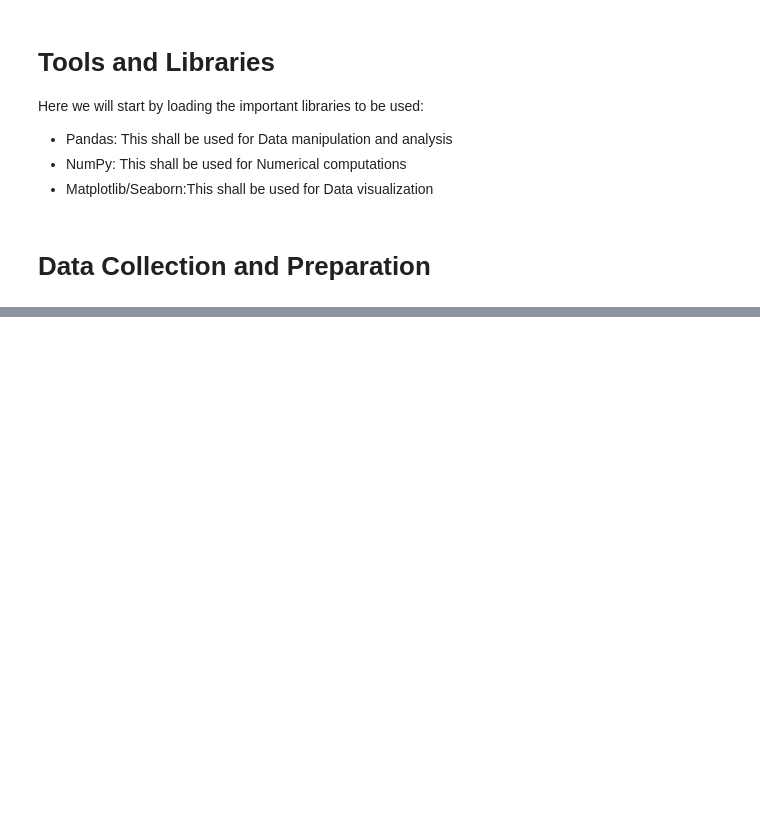
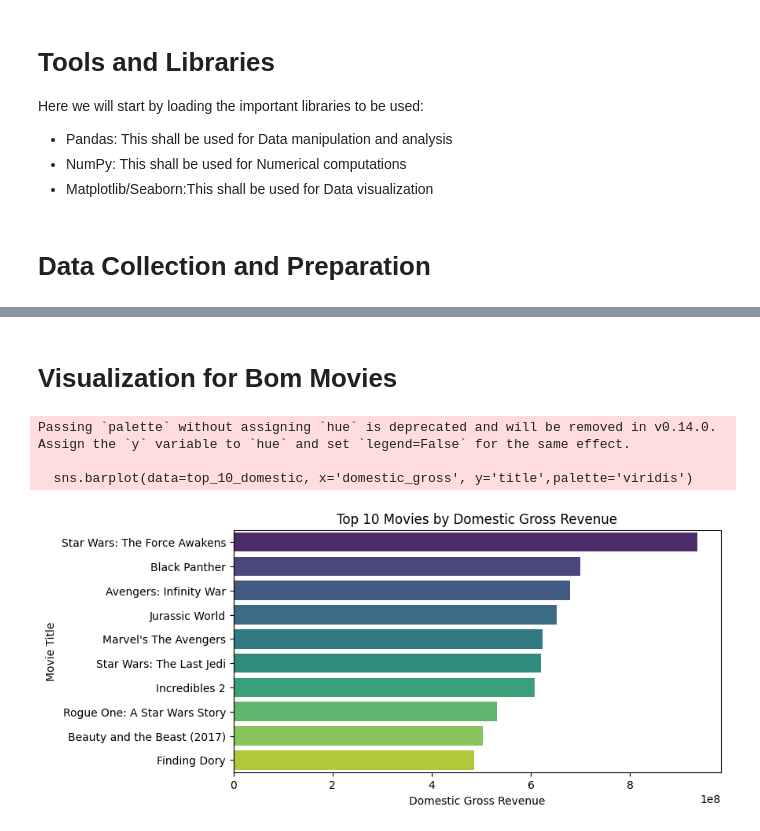
Before and after one commit to Joakim-Nandwa/DVF-PT03-Project-1, a Jupyter notebook: student.ipynb, the cells around one changed output, grey strips where cells are left out. Drawn from its saved outputs; the diff is of its cells as text; code cells hidden in the pictures; blank space fills up the shorter version.

```diff
--- a/student.ipynb
+++ b/student.ipynb
@@ -33,4 +33,4 @@ import seaborn as sns
 # **Data Collection and Preparation**
 # %%
 #Loading Dataset: bom.movie_gross
-movie_gross = pd.read_csv('/content/bom.movie_gross.csv')
+bom_movies = pd.read_csv('/content/bom.movie_gross.csv')
@@ -36,0 +84,4 @@ movie_gross = pd.read_csv('/content/bom.movie_gross.csv')
+# %%
+#since there are missing values, we can replace that missing vakues with zero instead of delateing since foreign _gross has infor that would be importan to check revenue generated
+# Replace missing values with zero
+bom_movies.fillna('-', inplace=True)
@@ -36,0 +111,16 @@ movie_gross = pd.read_csv('/content/bom.movie_gross.csv')
+# %% [markdown]
+# Visualization for Bom Movies
+# %%
+# Top 10 movies by domestic gross revenue
+top_10_domestic = bom_movies.nlargest(10, 'domestic_gross')
+plt.figure(figsize=(8, 4))
+sns.barplot(data=top_10_domestic, x='domestic_gross', y='title',palette='viridis')
+plt.title('Top 10 Movies by Domestic Gross Revenue')
+plt.xlabel('Domestic Gross Revenue')
+plt.ylabel('Movie Title')
+plt.show()
+# %% [output]
+Passing `palette` without assigning `hue` is deprecated and will be removed in v0.14.0. Assign the `y` variable to `hue` and set `legend=False` for the same effect.
+
+  sns.barplot(data=top_10_domestic, x='domestic_gross', y='title',palette='viridis')
+[figure, added]
```
Also changed, not shown: parts of 8 cells of this notebook.
